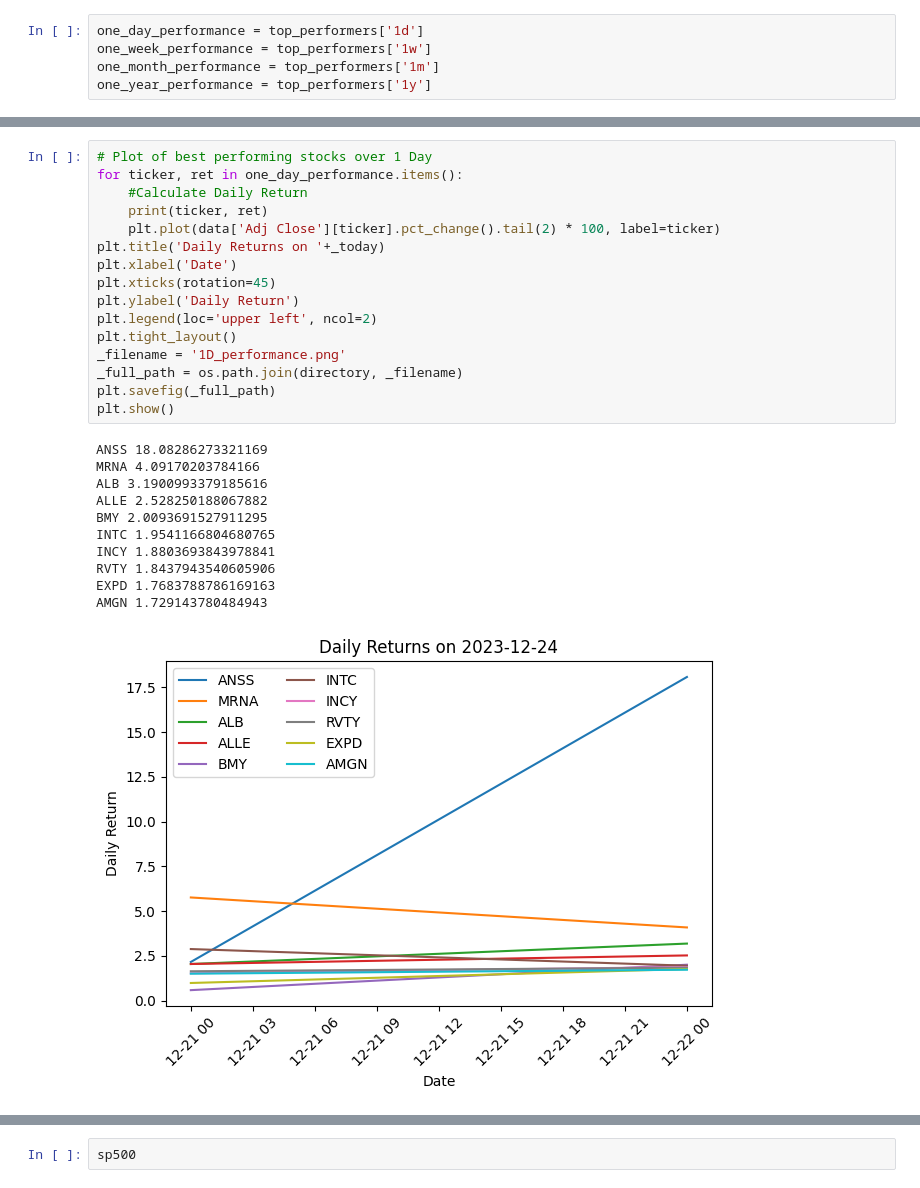
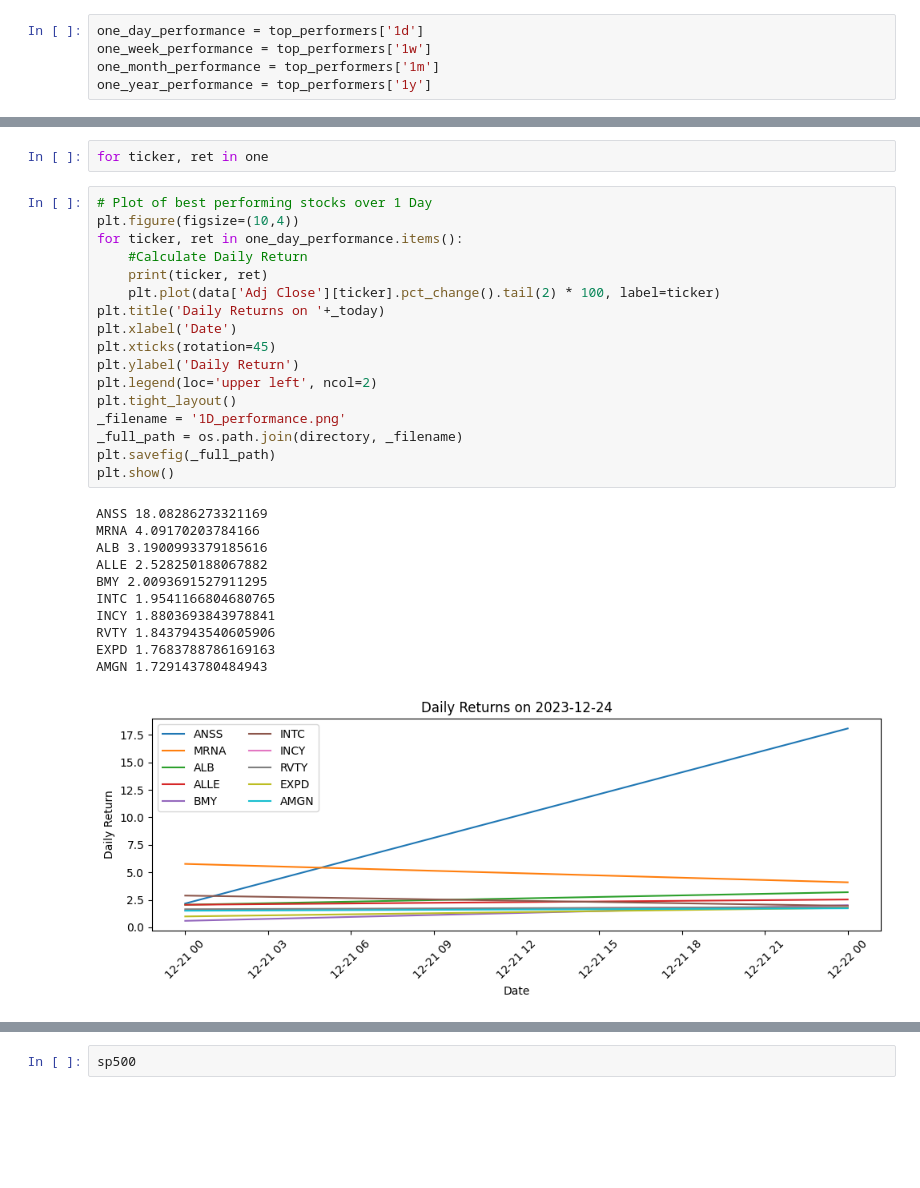
Before and after one commit to talhajamal11/Market-Updates, a Jupyter notebook: src/main.ipynb, the cells around one changed output, grey strips where cells are left out. Cells and saved outputs as stored; diff of their text form; blank space fills up the shorter version.

```diff
--- a/src/main.ipynb
+++ b/src/main.ipynb
@@ -45,30 +67,33 @@ one_year_performance = top_performers['1y']
+# %%
+for ticker, ret in one
 # %%
 # Plot of best performing stocks over 1 Day
+plt.figure(figsize=(10,4))
 for ticker, ret in one_day_performance.items():
     #Calculate Daily Return
     print(ticker, ret)
     plt.plot(data['Adj Close'][ticker].pct_change().tail(2) * 100, label=ticker)
 plt.title('Daily Returns on '+_today)
 plt.xlabel('Date')
 plt.xticks(rotation=45)
 plt.ylabel('Daily Return')
 plt.legend(loc='upper left', ncol=2)
 plt.tight_layout()
 _filename = '1D_performance.png'
 _full_path = os.path.join(directory, _filename)
 plt.savefig(_full_path)
 plt.show()
 # %% [output]
 ANSS 18.08286273321169
 MRNA 4.09170203784166
 ALB 3.1900993379185616
 ALLE 2.528250188067882
 BMY 2.0093691527911295
 INTC 1.9541166804680765
 INCY 1.8803693843978841
 RVTY 1.8437943540605906
 EXPD 1.7683788786169163
 AMGN 1.729143780484943
-[figure, old version]
+[figure, new version]
 # %%
 # Plot of best performing stocks over 1 Week
```
Also changed, not shown: parts of 5 cells of this notebook, 2 other files.
